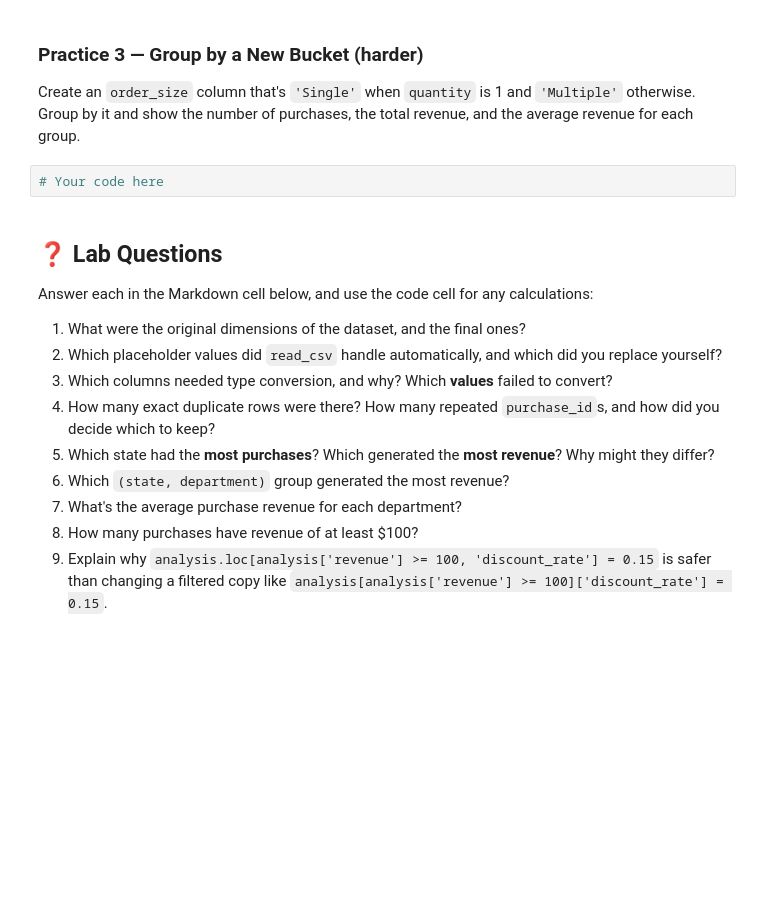
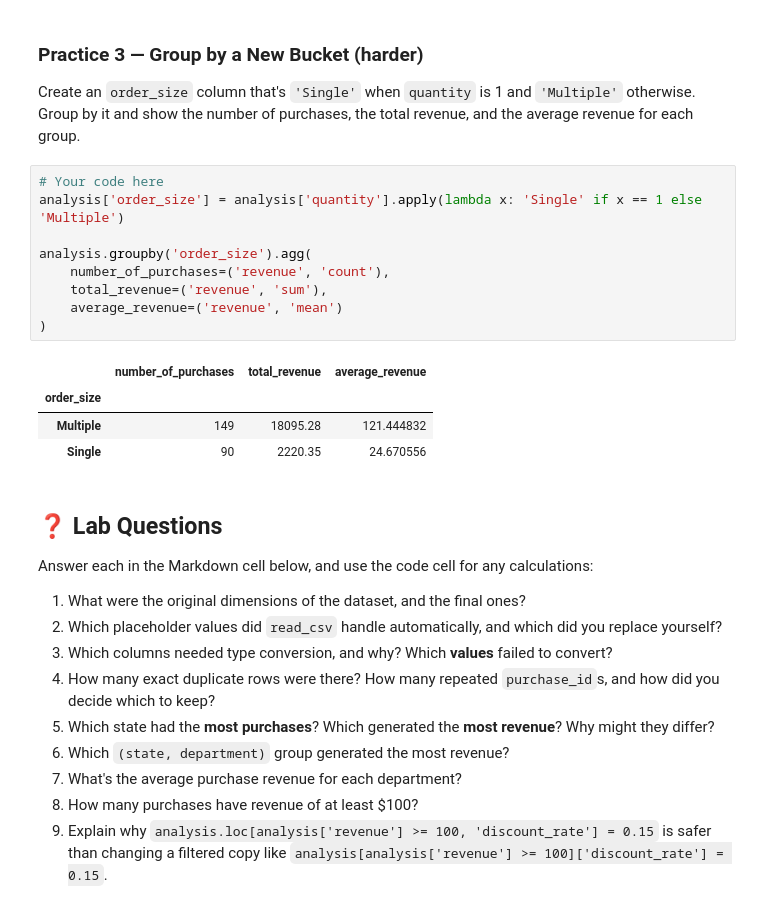
Before and after one commit to ECOKER1226/3603-data-science-coker, a Jupyter notebook: Work/06-Working_with_Data_Adv/08-Pandas_Wrangle_Lab.ipynb, the cells around one changed output. Saved outputs shown, nothing was run; the diff lists cells and outputs as text; blank space fills up the shorter version.

```diff
--- a/Work/06-Working_with_Data_Adv/08-Pandas_Wrangle_Lab.ipynb
+++ b/Work/06-Working_with_Data_Adv/08-Pandas_Wrangle_Lab.ipynb
@@ -325,6 +665,18 @@ Using `groupby`, find each **department's** share of total revenue as a percenta
 Create an `order_size` column that's `'Single'` when `quantity` is 1 and `'Multiple'` otherwise. Group by it and show the number of purchases, the total revenue, and the average revenue for each group.
 # %%
 # Your code here
+analysis['order_size'] = analysis['quantity'].apply(lambda x: 'Single' if x == 1 else 'Multiple')
+
+analysis.groupby('order_size').agg(
+    number_of_purchases=('revenue', 'count'),
+    total_revenue=('revenue', 'sum'),
+    average_revenue=('revenue', 'mean')
+)
+# %% [output]
+|  | number_of_purchases | total_revenue | average_revenue |
+| order_size |  |  |  |
+| Multiple | 149 | 18095.28 | 121.444832 |
+| Single | 90 | 2220.35 | 24.670556 |
 # %% [markdown]
 ## ❓ Lab Questions
 Answer each in the Markdown cell below, and use the code cell for any calculations:
```
Also changed, not shown: parts of 39 cells of this notebook.
